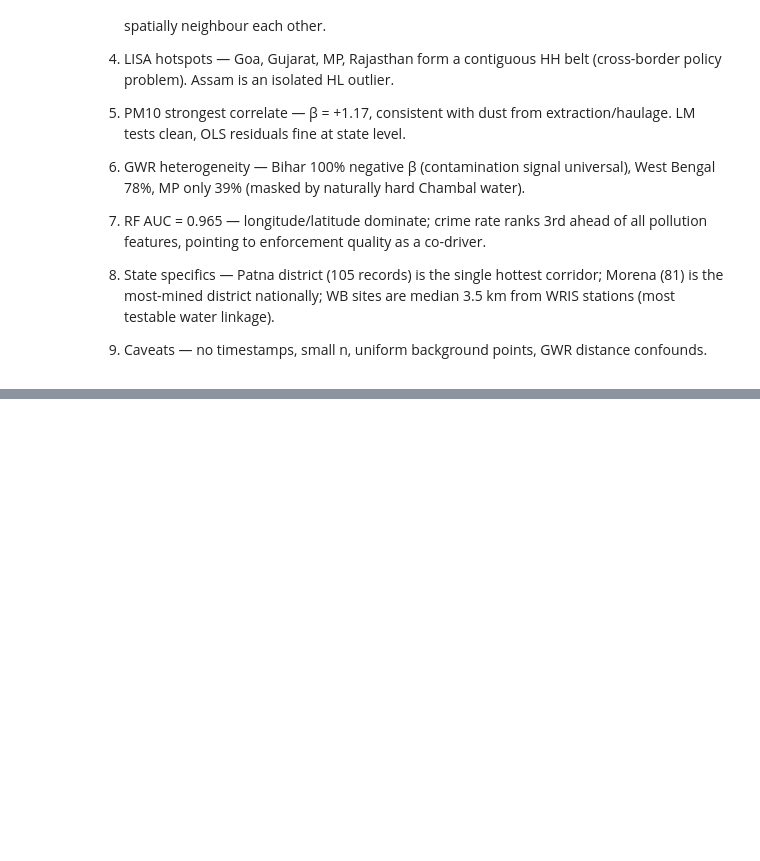
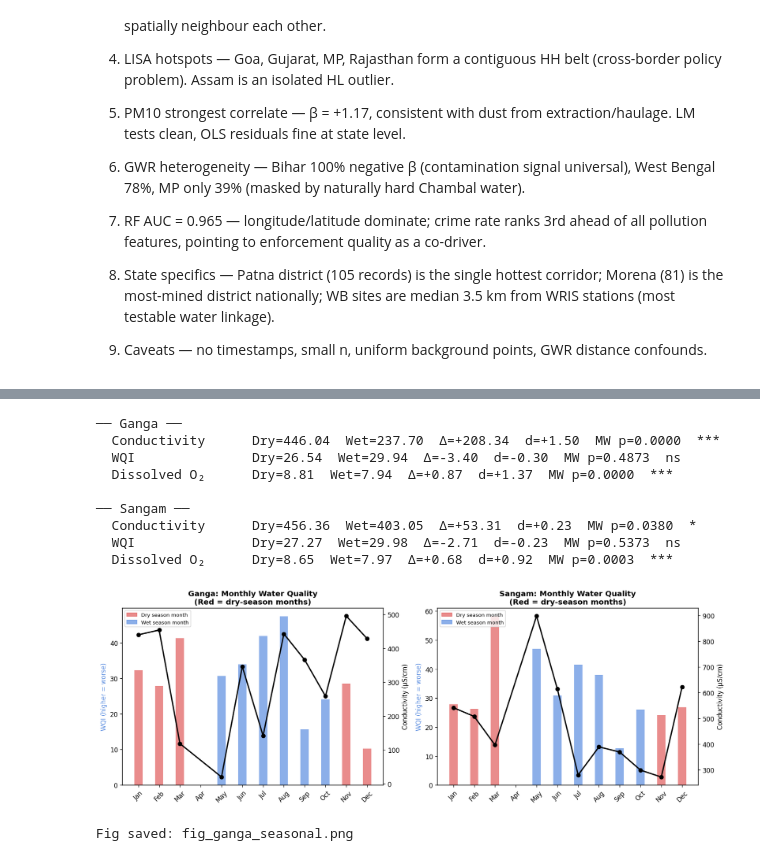
Before and after one commit to manyagarggg/dsmprojectwebsite, a Jupyter notebook: spatial_analysis.ipynb, the cells around one changed output, grey strips where cells are left out. Drawn from its saved outputs; the diff is of its cells as text; code cells hidden in the pictures; blank space fills up the shorter version.

```diff
--- a/spatial_analysis.ipynb
+++ b/spatial_analysis.ipynb
@@ -1416,0 +1536,52 @@ SUMMARY
+# %%
+# ── 11c. Seasonal Analysis — Dry vs Wet Season Water Quality ──
+# HYPOTHESIS: Conductivity (dissolved minerals / sediment) peaks in dry season
+# when river levels fall — the same period when illegal sand mining is easiest.
+
+for name, df in [('Ganga', g_daily), ('Sangam', s_daily)]:
+    dry = df[df['dry_season']==1]; wet = df[df['dry_season']==0]
+    print(f"── {name} ──")
+    for var, label in [('Cond','Conductivity'), ('WQI','WQI'), ('DO','Dissolved O₂')]:
+        mw_stat, mw_p = stats.mannwhitneyu(dry[var].dropna(), wet[var].dropna(),
+                                            alternative='two-sided')
+        d_effect = (dry[var].mean() - wet[var].mean()) / np.sqrt(
+            (dry[var].std()**2 + wet[var].std()**2)/2)
+        print(f"  {label:16s}  Dry={dry[var].mean():.2f}  Wet={wet[var].mean():.2f}  "
+              f"Δ={dry[var].mean()-wet[var].mean():+.2f}  d={d_effect:+.2f}  "
+              f"MW p={mw_p:.4f}  {'***' if mw_p<.001 else '**' if mw_p<.01 else '*' if mw_p<.05 else 'ns'}")
+    print()
+
+# Monthly means — bar chart
+fig, axes = plt.subplots(1, 2, figsize=(14, 5))
+month_names = ['Jan','Feb','Mar','Apr','May','Jun','Jul','Aug','Sep','Oct','Nov','Dec']
+
+for ax, (name, df) in zip(axes, [('Ganga', g_daily), ('Sangam', s_daily)]):
+    monthly = df.groupby('month')[['WQI','Cond']].mean()
+    colors  = ['#e05c5c' if m in [11,12,1,2,3] else '#5c8ee0' for m in monthly.index]
+    ax2_twin = ax.twinx()
+    ax.bar(monthly.index, monthly['WQI'],  color=colors, alpha=0.7, width=0.4, label='WQI')
+    ax2_twin.plot(monthly.index, monthly['Cond'], 'ko-', lw=2, ms=6, label='Conductivity')
+    ax.set_xticks(range(1,13)); ax.set_xticklabels(month_names, rotation=45)
+    ax.set_ylabel('WQI (higher = worse)', color='#5c8ee0')
+    ax2_twin.set_ylabel('Conductivity (µS/cm)', color='black')
+    ax.set_title(f'{name}: Monthly Water Quality\n(Red = dry-season months)', fontweight='bold')
+    p1 = mpatches.Patch(color='#e05c5c', alpha=0.7, label='Dry season month')
+    p2 = mpatches.Patch(color='#5c8ee0', alpha=0.7, label='Wet season month')
+    ax.legend(handles=[p1,p2], fontsize=8, loc='upper left')
+
+plt.tight_layout()
+plt.savefig('fig_ganga_seasonal.png', bbox_inches='tight')
+plt.show()
+print("Fig saved: fig_ganga_seasonal.png")
+# %% [output]
+── Ganga ──
+  Conductivity      Dry=446.04  Wet=237.70  Δ=+208.34  d=+1.50  MW p=0.0000  ***
+  WQI               Dry=26.54  Wet=29.94  Δ=-3.40  d=-0.30  MW p=0.4873  ns
+  Dissolved O₂      Dry=8.81  Wet=7.94  Δ=+0.87  d=+1.37  MW p=0.0000  ***
+
+── Sangam ──
+  Conductivity      Dry=456.36  Wet=403.05  Δ=+53.31  d=+0.23  MW p=0.0380  *
+  WQI               Dry=27.27  Wet=29.98  Δ=-2.71  d=-0.23  MW p=0.5373  ns
+  Dissolved O₂      Dry=8.65  Wet=7.97  Δ=+0.68  d=+0.92  MW p=0.0003  ***
+[figure, added]
+Fig saved: fig_ganga_seasonal.png
```
Also changed, not shown: parts of 10 cells of this notebook, 38 other files.
